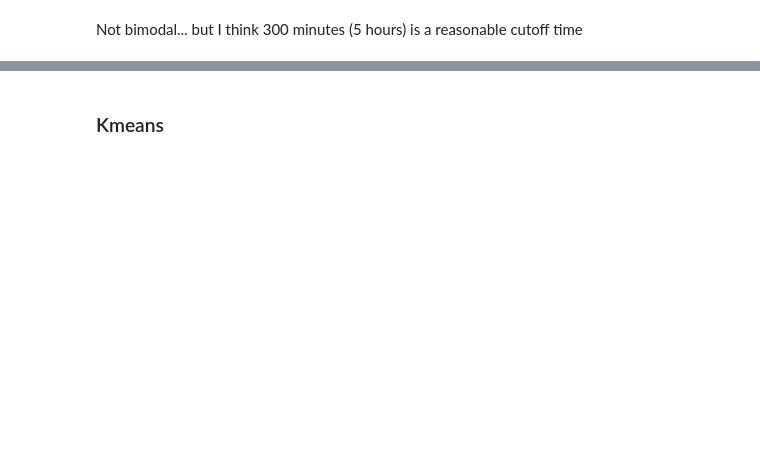
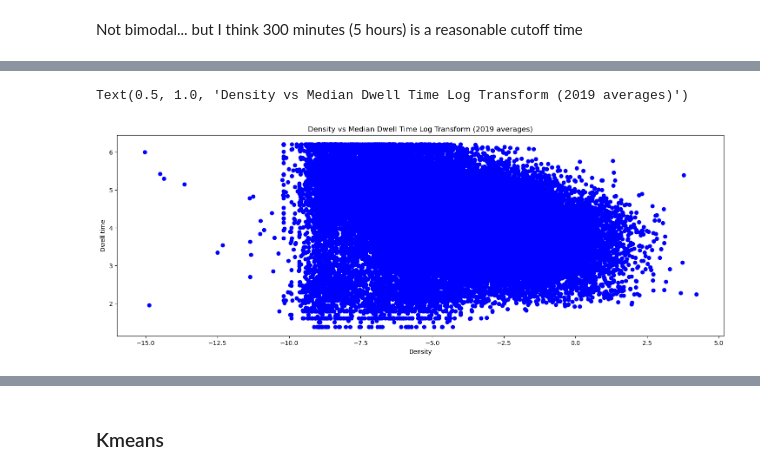
Before and after one commit to hwunrow/behavioral-safegraph, a Jupyter notebook: src/cluster_naics.ipynb, the cells around one changed output, grey strips where cells are left out. Cells and saved outputs as stored; diff of their text form; code cells hidden in the pictures; blank space fills up the shorter version.

```diff
--- a/src/cluster_naics.ipynb
+++ b/src/cluster_naics.ipynb
@@ -118,3 +247,14 @@ plt.ylabel('Dwell time (min)')
+# %%
+X_log = np.log(X)
+
+plt.figure(figsize=(18,6))
+plt.plot(X_log['density'], X_log['median_dwell'], 'bo')
+plt.xlabel('Density')
+plt.ylabel('Dwell time')
+plt.title('Density vs Median Dwell Time Log Transform (2019 averages)')
+# %% [output]
+Text(0.5, 1.0, 'Density vs Median Dwell Time Log Transform (2019 averages)')
+[figure, added]
 # %%
 from sklearn.preprocessing import StandardScaler
 
```
Also changed, not shown: parts of 61 cells of this notebook.
